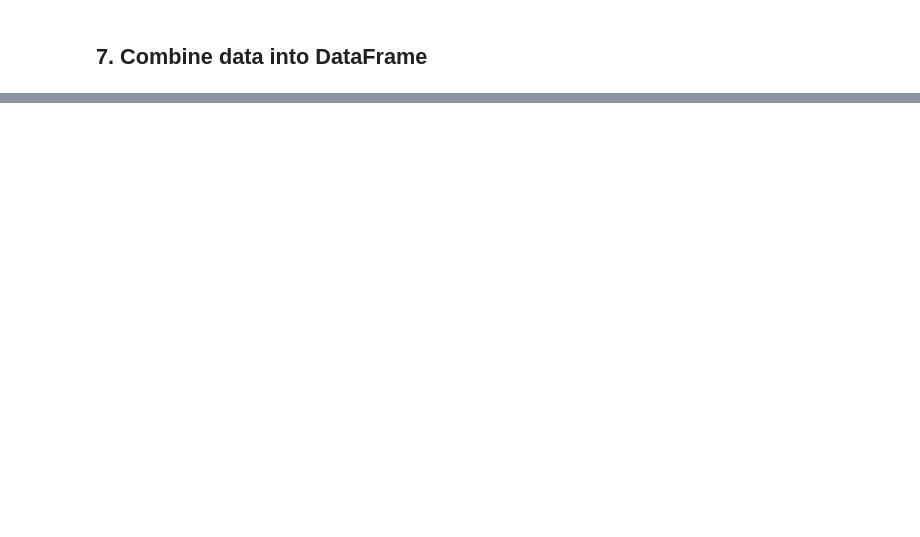
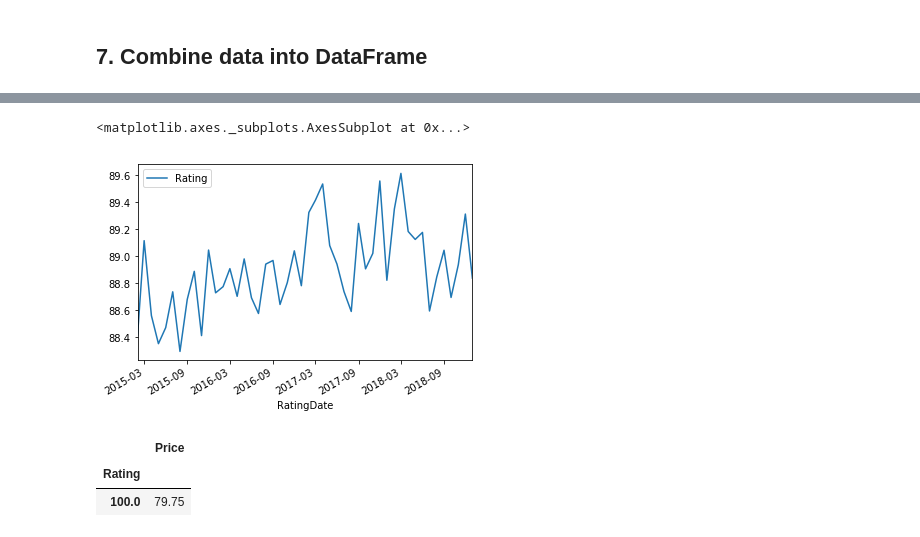
Before and after one commit to DaVaHa/WebScrapingProjectTutorial, a Jupyter notebook: audition.ipynb, the cells around one changed output, grey strips where cells are left out. Cells and saved outputs as stored; diff of their text form; code cells hidden in the pictures; blank space fills up the shorter version.

```diff
--- a/audition.ipynb
+++ b/audition.ipynb
@@ -459,0 +270,17 @@ df[df.Rating == 100][["Price","Rating"]].groupby('Rating').mean()
+# %%
+# Print info before deduplication
+print(winemag.info())
+
+# Remove duplicates from data
+winemag = winemag.drop_duplicates()
+
+# Remove records with empty cells
+winemag = winemag.dropna()
+
+# Remove URL
+winemag.drop('URL', axis=1, inplace=True)
+
+# Print info after deduplication
+print(winemag.info())
+
+winemag.head(10)
@@ -459,0 +320,12 @@ df[df.Rating == 100][["Price","Rating"]].groupby('Rating').mean()
+# %%
+# Transform RatingDate to datetime data type
+winemag["RatingDate"] = pd.to_datetime(winemag["RatingDate"], format='%m/%d/%Y')
+
+# Transform Price column to numeric data type
+winemag["Price"] = winemag["Price"].apply(lambda x : round(float(str(x).replace("$","")),0) )
+
+# Transform Alcohol column to numeric data type
+winemag["Alcohol"] = winemag["Alcohol"].apply(lambda x : round(float(str(x).replace("%","")),1) )
+
+# Inspect statistics of numeric columns
+winemag.describe()
@@ -459,0 +346,9 @@ df[df.Rating == 100][["Price","Rating"]].groupby('Rating').mean()
+# %%
+# Keep Prices below $100
+winemag = winemag[winemag.Price <= 100]
+
+# Keep Alcohol percentages between 10% and 20%
+winemag = winemag[(winemag.Alcohol >= 10) & (winemag.Alcohol <= 20)]
+
+# Inspect statistics of data
+winemag.describe()
@@ -459,0 +425,13 @@ df[df.Rating == 100][["Price","Rating"]].groupby('Rating').mean()
+# %%
+# Rating over time
+winemag[['RatingDate','Rating']].groupby('RatingDate').mean().plot()
+# %% [output]
+<matplotlib.axes._subplots.AxesSubplot at 0x...>
+[figure, added]
+# %%
+# Average price for a wine with a Rating of 100
+winemag[winemag.Rating == 100][["Price","Rating"]].groupby("Rating").mean()
+# %% [output]
+|  | Price |
+| Rating |  |
+| 100.0 | 79.75 |
```
Also changed, not shown: parts of 68 cells of this notebook, 5 other files.
